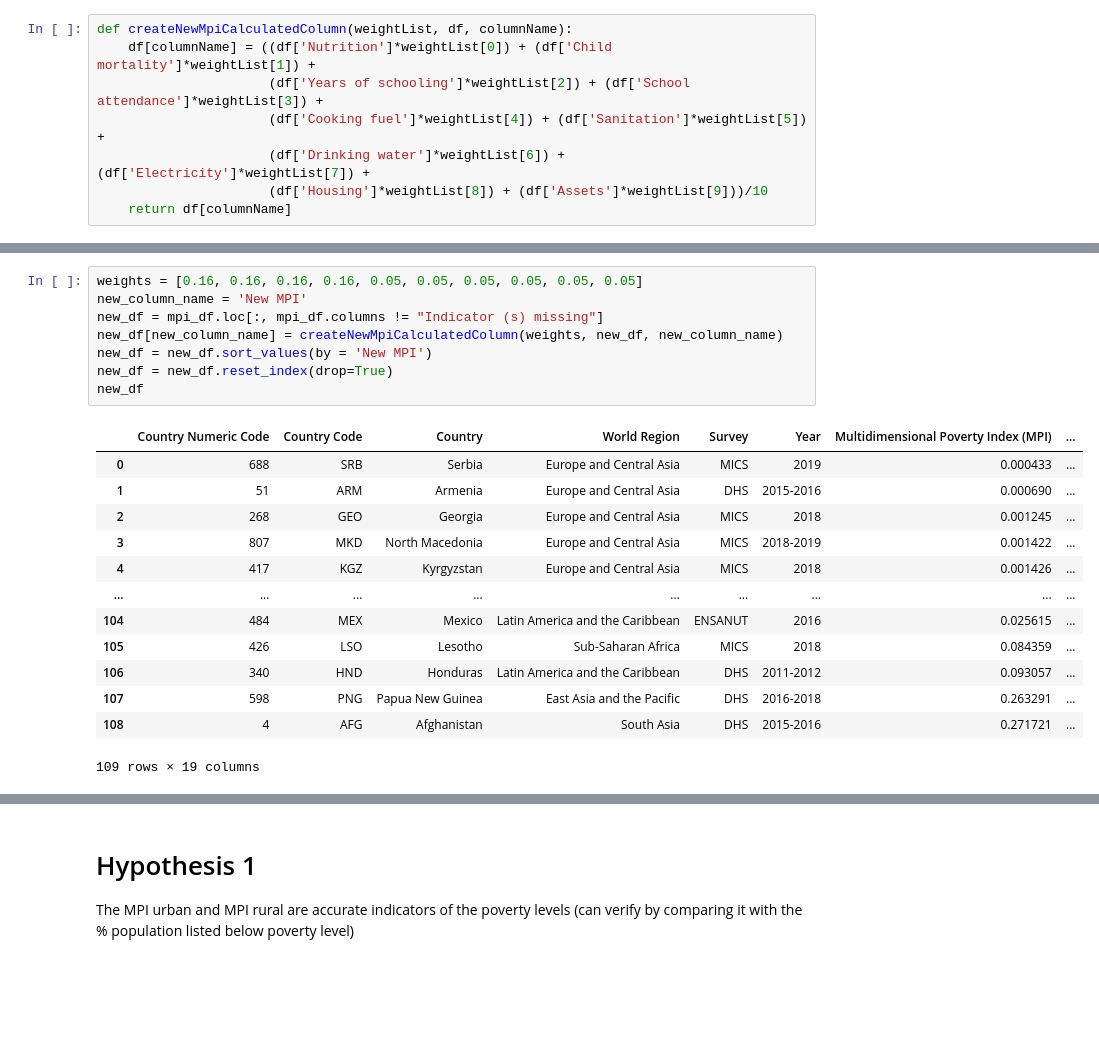
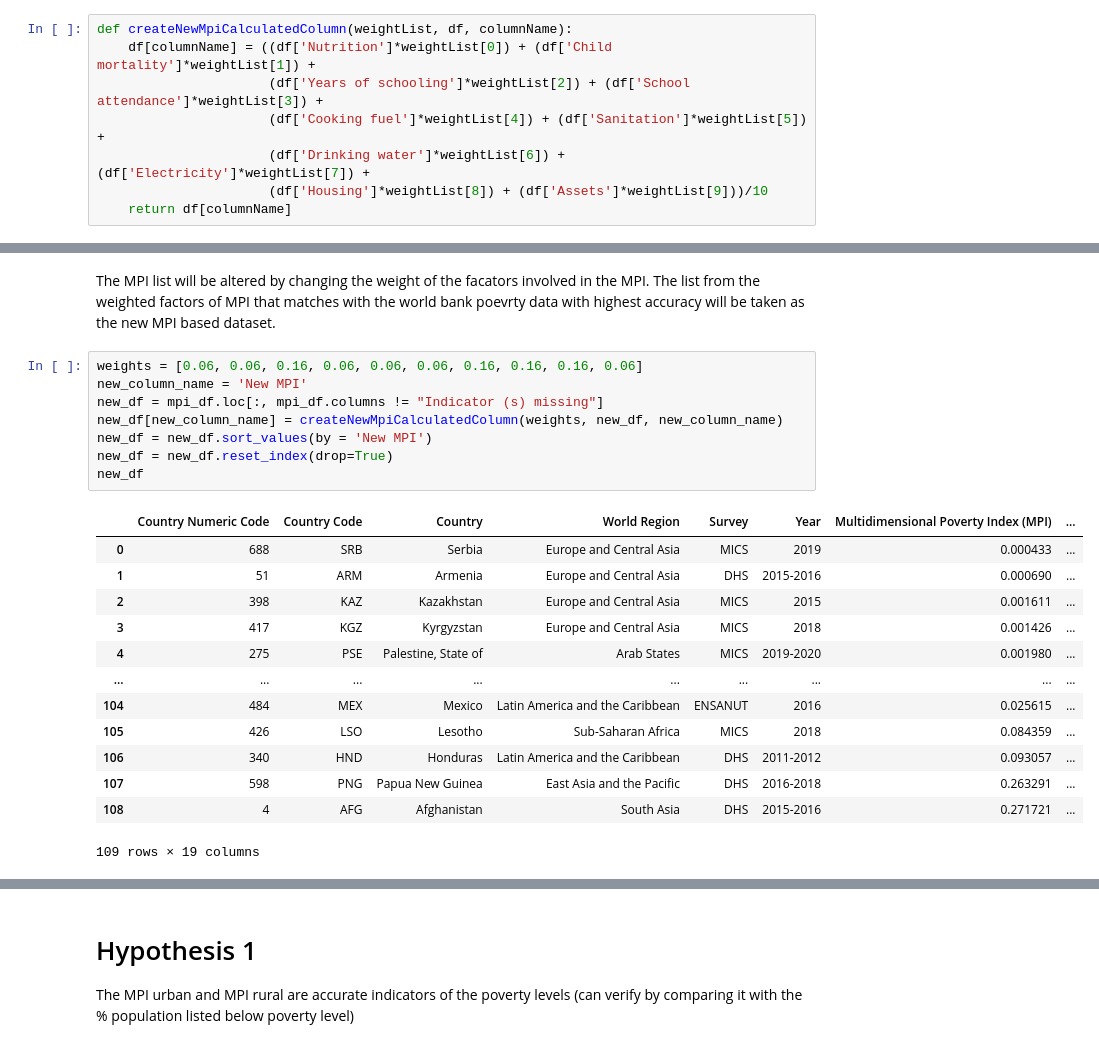
Before and after one commit to sandeepyadav3/2021Fall_finals, a Jupyter notebook: Project Code.ipynb, the cells around one changed output, grey strips where cells are left out. Saved outputs shown, nothing was run; the diff lists cells and outputs as text; blank space fills up the shorter version.

```diff
--- a/Project Code.ipynb
+++ b/Project Code.ipynb
@@ -59,18 +100,20 @@ def createNewMpiCalculatedColumn(weightList, df, columnName):
+# %% [markdown]
+The MPI list will be altered by changing the weight of the facators involved in the MPI. The list from the weighted factors of MPI that matches with the world bank poevrty data with highest accuracy will be taken as the new MPI based dataset.
 # %%
-weights = [0.16, 0.16, 0.16, 0.16, 0.05, 0.05, 0.05, 0.05, 0.05, 0.05]
+weights = [0.06, 0.06, 0.16, 0.06, 0.06, 0.06, 0.16, 0.16, 0.16, 0.06]
 new_column_name = 'New MPI'
 new_df = mpi_df.loc[:, mpi_df.columns != "Indicator (s) missing"]
 new_df[new_column_name] = createNewMpiCalculatedColumn(weights, new_df, new_column_name)
 new_df = new_df.sort_values(by = 'New MPI')
 new_df = new_df.reset_index(drop=True)
 new_df
 # %% [output]
 |  | Country Numeric Code | Country Code | Country | World Region | Survey | Year | Multidimensional Poverty Index (MPI) | ... |
 | 0 | 688 | SRB | Serbia | Europe and Central Asia | MICS | 2019 | 0.000433 | ... |
 | 1 | 51 | ARM | Armenia | Europe and Central Asia | DHS | 2015-2016 | 0.000690 | ... |
-| 2 | 268 | GEO | Georgia | Europe and Central Asia | MICS | 2018 | 0.001245 | ... |
-| 3 | 807 | MKD | North Macedonia | Europe and Central Asia | MICS | 2018-2019 | 0.001422 | ... |
-| 4 | 417 | KGZ | Kyrgyzstan | Europe and Central Asia | MICS | 2018 | 0.001426 | ... |
+| 2 | 398 | KAZ | Kazakhstan | Europe and Central Asia | MICS | 2015 | 0.001611 | ... |
+| 3 | 417 | KGZ | Kyrgyzstan | Europe and Central Asia | MICS | 2018 | 0.001426 | ... |
+| 4 | 275 | PSE | Palestine, State of | Arab States | MICS | 2019-2020 | 0.001980 | ... |
 | ... | ... | ... | ... | ... | ... | ... | ... | ... |
 | 104 | 484 | MEX | Mexico | Latin America and the Caribbean | ENSANUT | 2016 | 0.025615 | ... |
 | 105 | 426 | LSO | Lesotho | Sub-Saharan Africa | MICS | 2018 | 0.084359 | ... |
```
Also changed, not shown: parts of 19 cells of this notebook.
